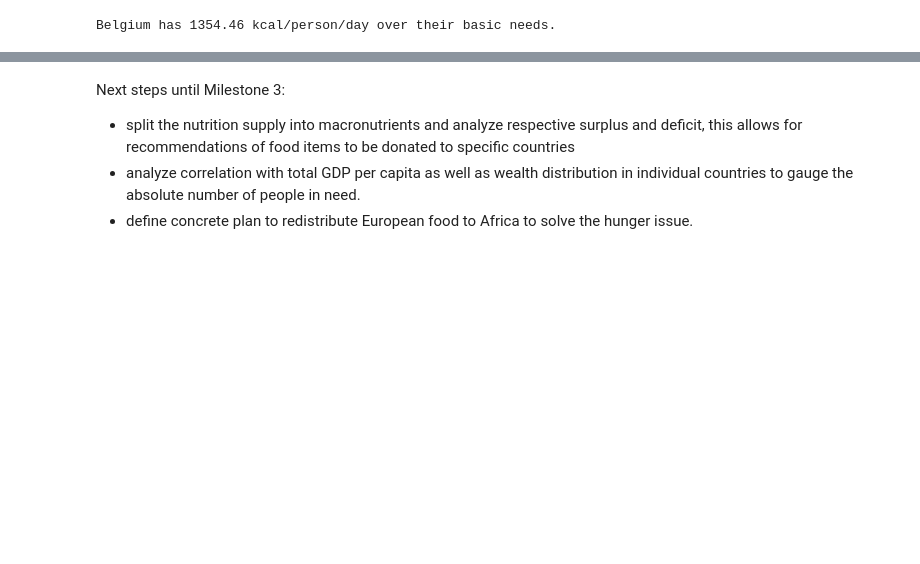
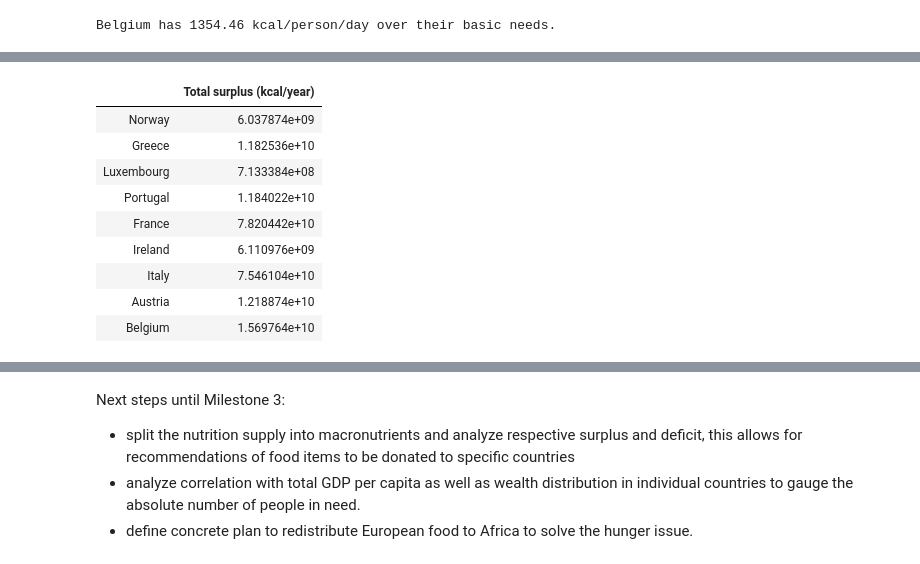
Before and after one commit to manuleo/mADAm-2019, a Jupyter notebook: project_merge.ipynb, the cells around one changed output, grey strips where cells are left out. Cells and saved outputs as stored; diff of their text form; code cells hidden in the pictures; blank space fills up the shorter version.

```diff
--- a/project_merge.ipynb
+++ b/project_merge.ipynb
@@ -1040,0 +1075,16 @@ These numbers need to be multiplied by the countries' population to allow for di
+# %%
+total_extra_europe = caloric_surplus_europe_high.merge(pop_tot_europe[2020], left_index=True, right_index=True)
+total_extra_europe['Total surplus (kcal/year)'] = total_extra_europe['2020_x'] * total_extra_europe['2020_y']
+total_extra_europe = total_extra_europe.drop(columns=['2020_x', '2020_y'])
+total_extra_europe
+# %% [output]
+|  | Total surplus (kcal/year) |
+| Norway | 6.037874e+09 |
+| Greece | 1.182536e+10 |
+| Luxembourg | 7.133384e+08 |
+| Portugal | 1.184022e+10 |
+| France | 7.820442e+10 |
+| Ireland | 6.110976e+09 |
+| Italy | 7.546104e+10 |
+| Austria | 1.218874e+10 |
+| Belgium | 1.569764e+10 |
```
Also changed, not shown: parts of 17 cells of this notebook, 36 other files.
